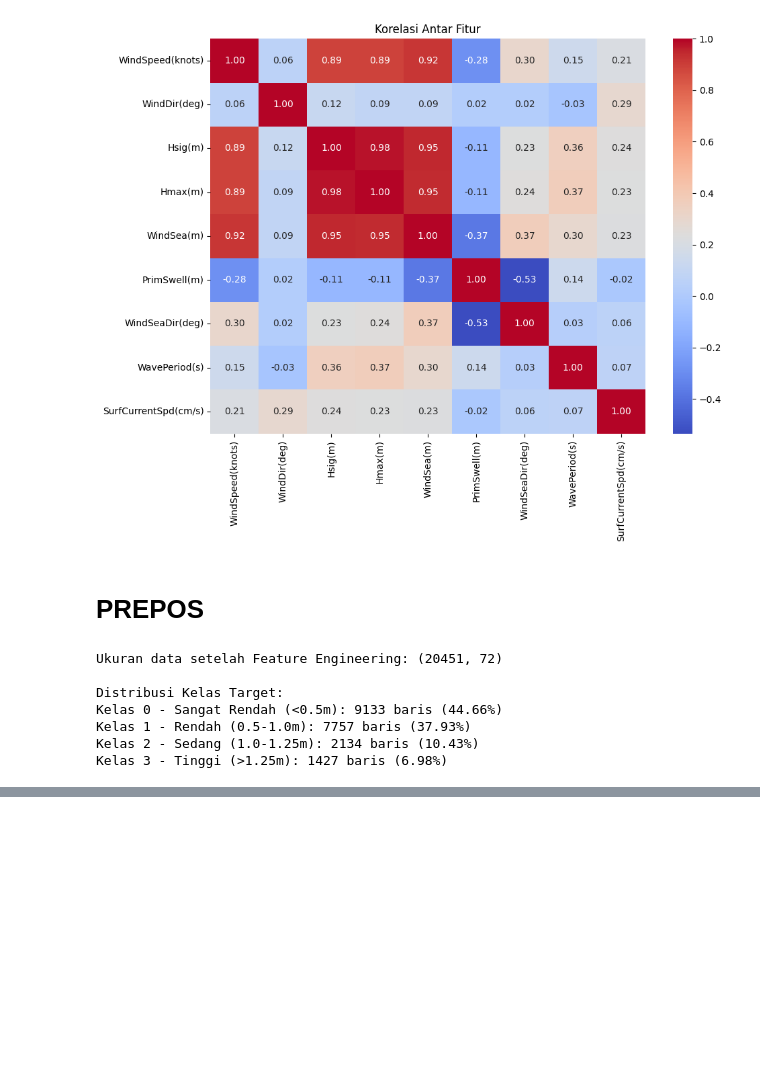
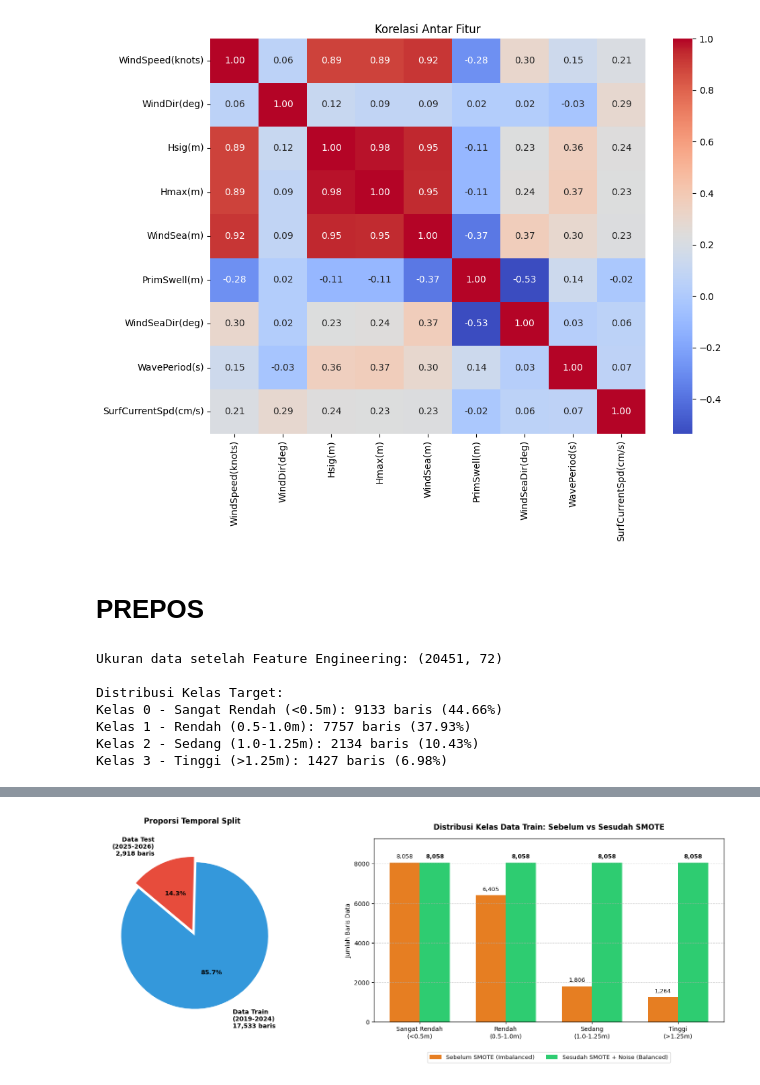
Before and after one commit to Vnooo13/Vnooo13, a Jupyter notebook: Commit_ML_02.ipynb, the cells around one changed output, grey strips where cells are left out. Cells and saved outputs as stored; diff of their text form; code cells hidden in the pictures; blank space fills up the shorter version.

Commit message:
Visualisasi SMOTE

```diff
--- a/Commit_ML_02.ipynb
+++ b/Commit_ML_02.ipynb
@@ -116,0 +122,15 @@ Kelas 3 - Tinggi (>1.25m): 1427 baris (6.98%)
+# %%
+
+# 1. Tentukan kolom fitur (kecualikan kolom waktu dan target masa depan)
+exclude_cols = ['Time(UTC/GMT)', 'Hsig_next', 'Target_Class', 'WindDir(deg)', 'WindSeaDir(deg)']
+feature_cols = [c for c in data.columns if c not in exclude_cols]
+
+# 2. Temporal Train-Test Split (2019-2024 untuk Train, 2025-2026 untuk Test)
+train_df = data[data['Time(UTC/GMT)'] < '2025-01-01'].copy()
+test_df  = data[data['Time(UTC/GMT)'] >= '2025-01-01'].copy()
+
+X_train = train_df[feature_cols].values
+y_train = train_df['Target_Class'].values
+
+X_test  = test_df[feature_cols].values
+y_test  = test_df['Target_Class'].values
@@ -116,0 +183,59 @@ Kelas 3 - Tinggi (>1.25m): 1427 baris (6.98%)
+# %%
+# 2. Visualisasi Grafik (Optimasi Spasi & Layout Bebas Overlapping - Legend di Bawah)
+fig, axes = plt.subplots(1, 2, figsize=(16, 6.5), gridspec_kw={'width_ratios': [1, 1.3]})
+
+# Panel Kiri: Proporsi Temporal Split (Train vs Test)
+split_counts = [len(X_train), len(X_test)]
+split_labels = [
+    f'Data Train\n(2019-2024)\n{len(X_train):,} baris',
+    f'Data Test\n(2025-2026)\n{len(X_test):,} baris'
+]
+colors_pie = ['#3498db', '#e74c3c']
+
+wedges, texts, autotexts = axes[0].pie(
+    split_counts,
+    labels=split_labels,
+    autopct='%1.1f%%',
+    startangle=140,
+    colors=colors_pie,
+    explode=(0.08, 0),
+    labeldistance=1.25,
+    pctdistance=0.55,
+    textprops={'fontsize': 10, 'weight': 'bold'}
+)
+axes[0].set_title('Proporsi Temporal Split', fontsize=12, weight='bold', pad=25)
+
+# Panel Kanan: Bar Chart Sebelum vs Sesudah SMOTE + Augmentasi
+x_idx = np.arange(len(label_names))
+width = 0.35
+
+rects1 = axes[1].bar(x_idx - width/2, train_before.values, width, label='Sebelum SMOTE (Imbalanced)', color='#e67e22')
+rects2 = axes[1].bar(x_idx + width/2, train_after.values, width, label='Sesudah SMOTE + Noise (Balanced)', color='#2ecc71')
+
+axes[1].set_title('Distribusi Kelas Data Train: Sebelum vs Sesudah SMOTE', fontsize=12, weight='bold', pad=15)
+axes[1].set_xticks(x_idx)
+axes[1].set_xticklabels(['Sangat Rendah\n(<0.5m)', 'Rendah\n(0.5-1.0m)', 'Sedang\n(1.0-1.25m)', 'Tinggi\n(>1.25m)'], fontsize=10)
+axes[1].set_ylabel('Jumlah Baris Data', fontsize=10)
+
+# Memindahkan legend ke bawah grafik (di bawah sumbu X) agar tidak menghalangi angka
+axes[1].legend(loc='upper center', bbox_to_anchor=(0.5, -0.15), ncol=2, frameon=True, fontsize=9.5)
+axes[1].grid(axis='y', linestyle='--', alpha=0.5)
+
+# Tambahkan label angka di atas batang dengan padding aman
+for rect in rects1:
+    h = rect.get_height()
+    axes[1].annotate(f'{h:,}', xy=(rect.get_x() + rect.get_width()/2, h), xytext=(0, 5),
+                     textcoords="offset points", ha='center', va='bottom', fontsize=9.5)
+for rect in rects2:
+    h = rect.get_height()
+    axes[1].annotate(f'{h:,}', xy=(rect.get_x() + rect.get_width()/2, h), xytext=(0, 5),
+                     textcoords="offset points", ha='center', va='bottom', fontsize=9.5, weight='bold')
+
+# Naikkan batas atas Y-axis agar ada ruang kosong untuk anotasi angka
+axes[1].set_ylim(0, max(train_after.values) * 1.15)
+
+# Atur jarak antar subplot agar tidak bertabrakan dengan legend bawah
+plt.tight_layout(pad=3.0)
+plt.show()
+# %% [output]
+[figure, added]
```
Also changed, not shown: parts of 4 cells of this notebook.
